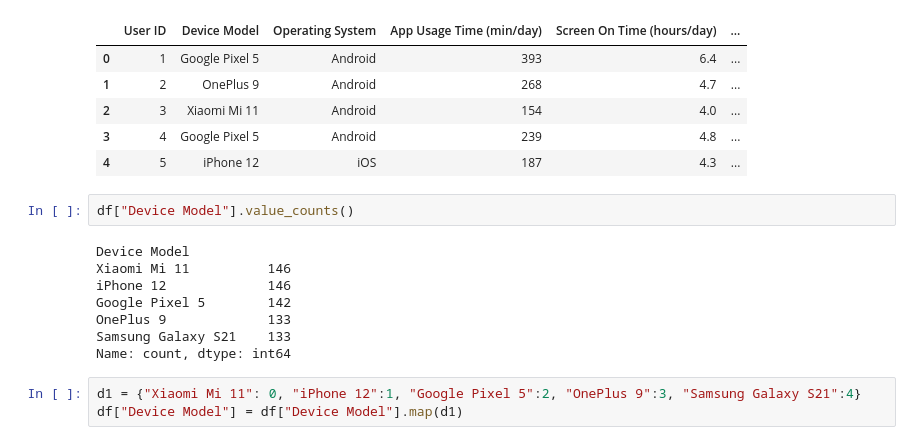
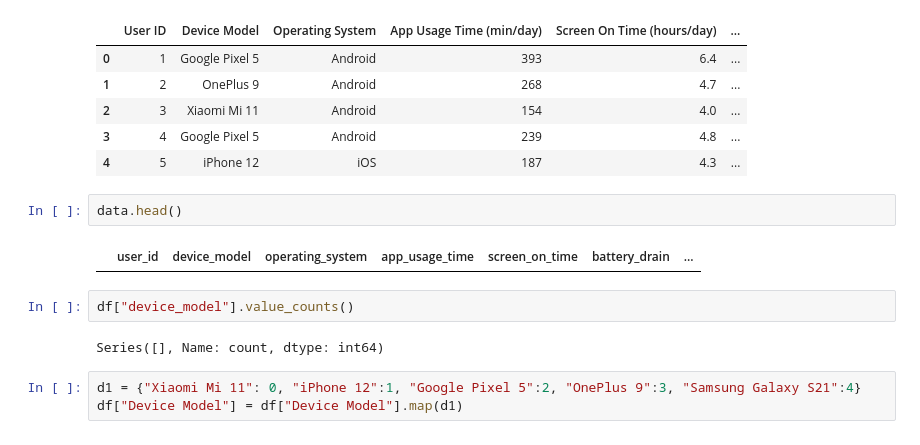
Before and after one commit to Saipranith05/Meachine_Learning_Pratice, a Jupyter notebook: app.ipynb, the cells around one changed output. Saved outputs shown, nothing was run; the diff lists cells and outputs as text.

```diff
--- a/app.ipynb
+++ b/app.ipynb
@@ -49,16 +49,14 @@ df.head()
 | 2 | 3 | Xiaomi Mi 11 | Android | 154 | 4.0 | ... |
 | 3 | 4 | Google Pixel 5 | Android | 239 | 4.8 | ... |
 | 4 | 5 | iPhone 12 | iOS | 187 | 4.3 | ... |
+# %%
+data.head()
+# %% [output]
+|  | user_id | device_model | operating_system | app_usage_time | screen_on_time | battery_drain | ... |
 # %%
-df["Device Model"].value_counts()
+df["device_model"].value_counts()
 # %% [output]
-Device Model
-Xiaomi Mi 11          146
-iPhone 12             146
-Google Pixel 5        142
-OnePlus 9             133
-Samsung Galaxy S21    133
-Name: count, dtype: int64
+Series([], Name: count, dtype: int64)
 # %%
 d1 = {"Xiaomi Mi 11": 0, "iPhone 12":1, "Google Pixel 5":2, "OnePlus 9":3, "Samsung Galaxy S21":4}
 df["Device Model"] = df["Device Model"].map(d1)
```
Also changed, not shown: parts of 7 cells of this notebook, 6 other files.
